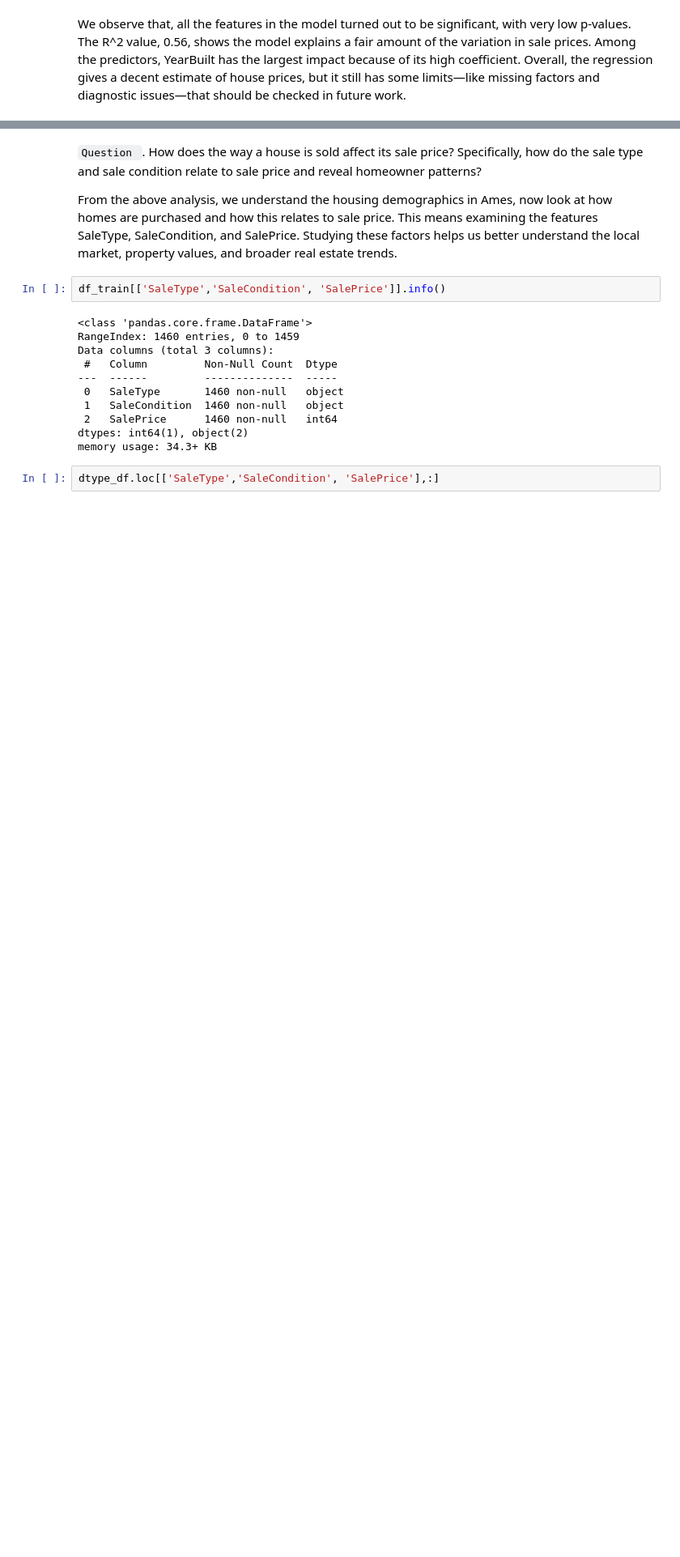
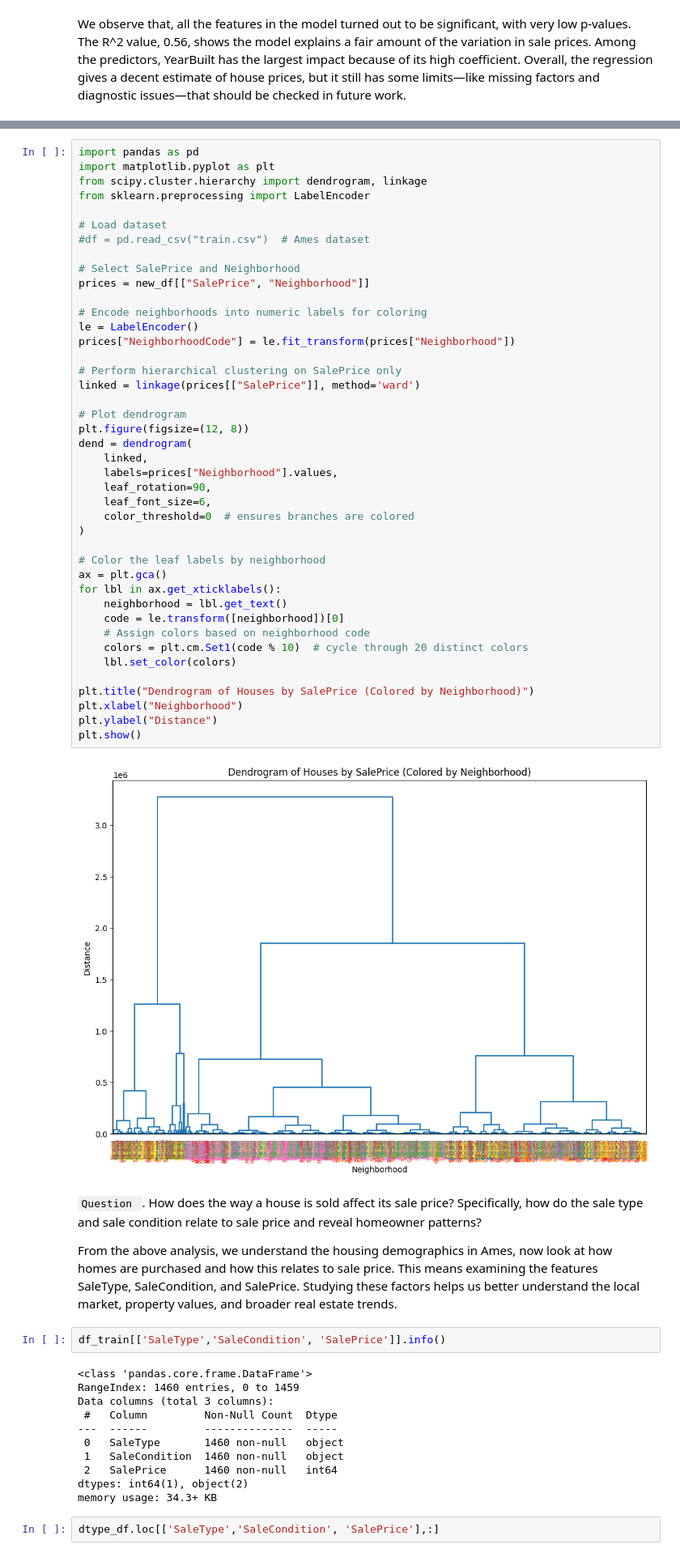
Before and after one commit to annugit1655/Real-Estate-Price-Prediction, a Jupyter notebook: Real-Estate-Price-Prediction/notebooks/EDA-house-part-1.ipynb, the cells around one changed output, grey strips where cells are left out. Shown at 81% size. Drawn from its saved outputs; the diff is of its cells as text; blank space fills up the shorter version.

```diff
--- a/Real-Estate-Price-Prediction/notebooks/EDA-house-part-1.ipynb
+++ b/Real-Estate-Price-Prediction/notebooks/EDA-house-part-1.ipynb
@@ -510,3 +573,47 @@ We observe that, all the features in the model turned out to be significant, wit
+# %%
+import pandas as pd
+import matplotlib.pyplot as plt
+from scipy.cluster.hierarchy import dendrogram, linkage
+from sklearn.preprocessing import LabelEncoder
+
+# Load dataset
+#df = pd.read_csv("train.csv")  # Ames dataset
+
+# Select SalePrice and Neighborhood
+prices = new_df[["SalePrice", "Neighborhood"]]
+
+# Encode neighborhoods into numeric labels for coloring
+le = LabelEncoder()
+prices["NeighborhoodCode"] = le.fit_transform(prices["Neighborhood"])
+
+# Perform hierarchical clustering on SalePrice only
+linked = linkage(prices[["SalePrice"]], method='ward')
+
+# Plot dendrogram
+plt.figure(figsize=(12, 8))
+dend = dendrogram(
+    linked,
+    labels=prices["Neighborhood"].values,
+    leaf_rotation=90,
+    leaf_font_size=6,
+    color_threshold=0  # ensures branches are colored
+)
+
+# Color the leaf labels by neighborhood
+ax = plt.gca()
+for lbl in ax.get_xticklabels():
+    neighborhood = lbl.get_text()
+    code = le.transform([neighborhood])[0]
+    # Assign colors based on neighborhood code
+    colors = plt.cm.Set1(code % 10)  # cycle through 20 distinct colors
+    lbl.set_color(colors)
+
+plt.title("Dendrogram of Houses by SalePrice (Colored by Neighborhood)")
+plt.xlabel("Neighborhood")
+plt.ylabel("Distance")
+plt.show()
+# %% [output]
+[figure, added]
 # %% [markdown]
 `Question `. How does the way a house is sold affect its sale price? Specifically, how do the sale type and sale condition relate to sale price and reveal homeowner patterns?
 
```
Also changed, not shown: parts of 7 cells of this notebook.
